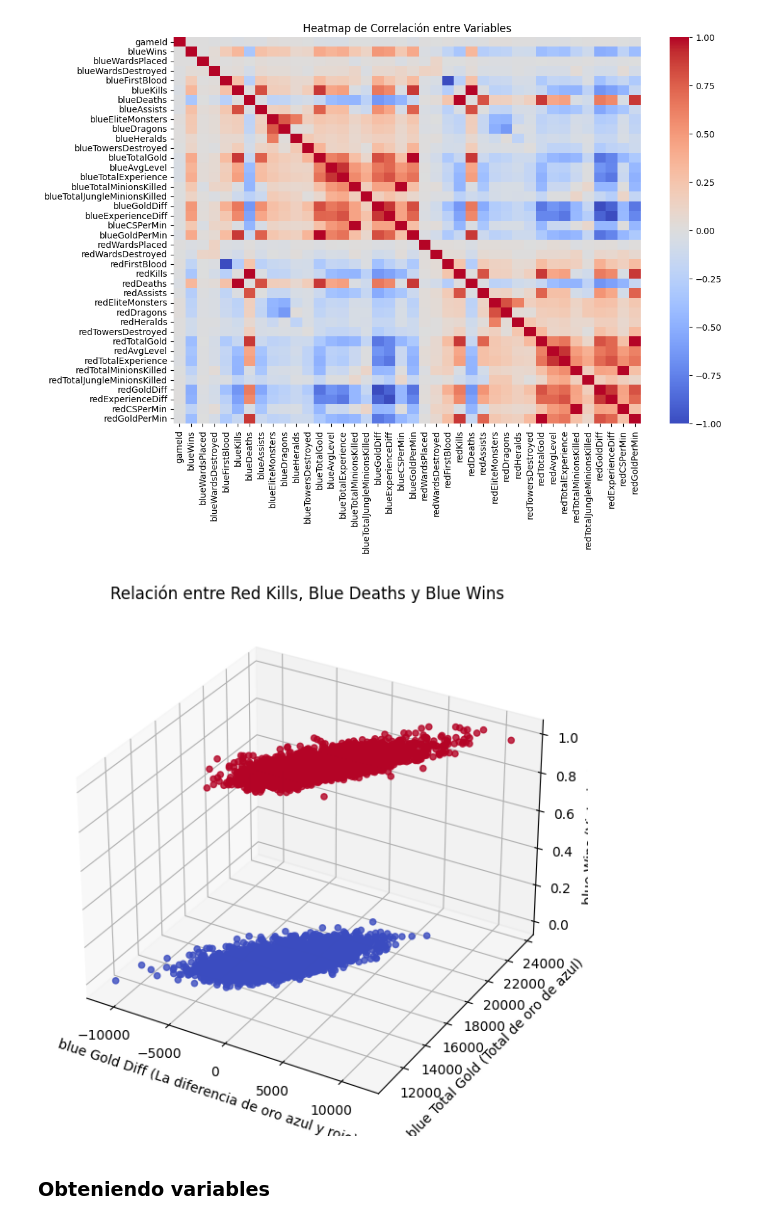
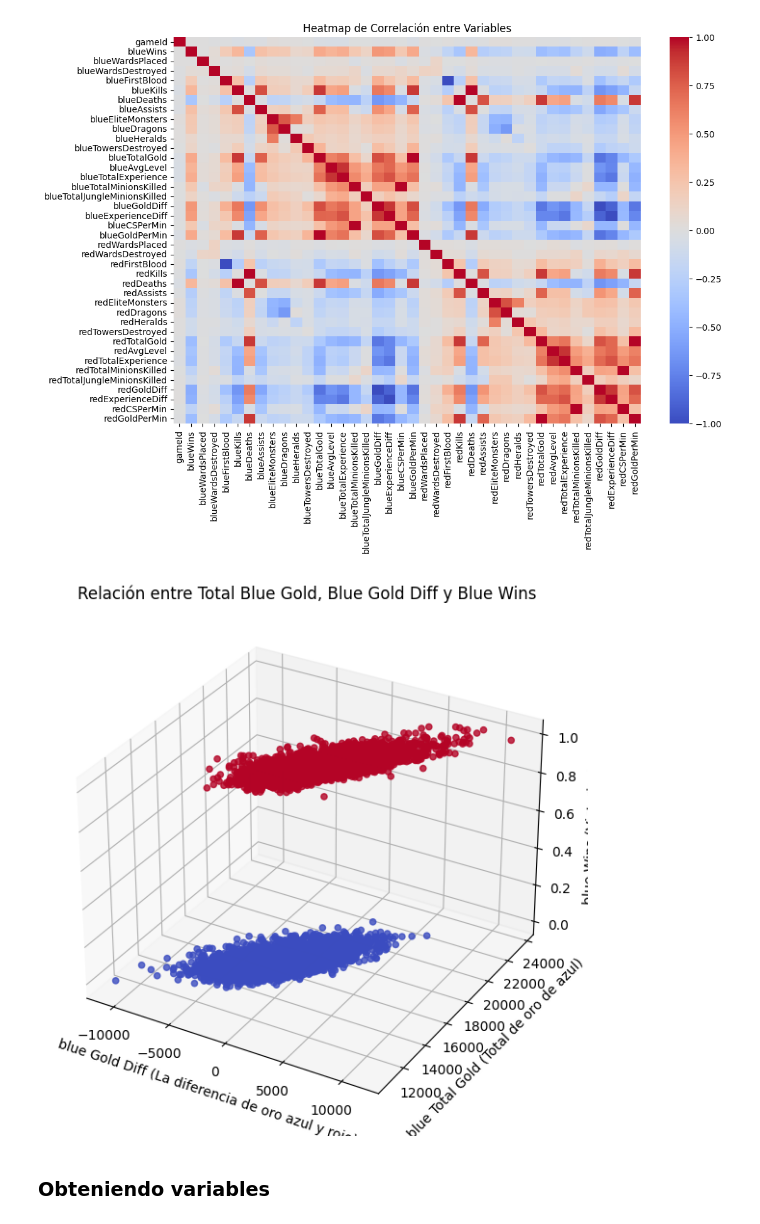
Before and after one commit to Gerax5/LAB2---IA, a Jupyter notebook: 3/3.ipynb, the cells around one changed output. Saved outputs shown, nothing was run; the diff lists cells and outputs as text; code cells hidden in the pictures.

```diff
--- a/3/3.ipynb
+++ b/3/3.ipynb
@@ -97,26 +97,26 @@ plt.show()
 # %%
 import matplotlib.pyplot as plt
 import numpy as np
 from mpl_toolkits.mplot3d import Axes3D
 
 x = df["blueGoldDiff"]
 y = df["blueTotalGold"]
 z = df["blueWins"]
 
 fig = plt.figure(figsize=(10,7))
 ax = fig.add_subplot(111, projection='3d')
 
 ax.scatter(x, y, z, c=z, cmap="coolwarm", marker='o', alpha=0.8)
 
 ax.set_xlabel("blue Gold Diff (La diferencia de oro azul y rojo)")
 ax.set_ylabel("blue Total Gold (Total de oro de azul)")
 ax.set_zlabel("blue Wins (Victoria Azul)")
 
-ax.set_title("Relación entre Red Kills, Blue Deaths y Blue Wins")
+ax.set_title("Relación entre Total Blue Gold, Blue Gold Diff y Blue Wins")
 
 plt.show()
 # %% [output]
-[figure, old version]
+[figure, new version]
 # %% [markdown]
 ### Obteniendo variables
 # %%
```
